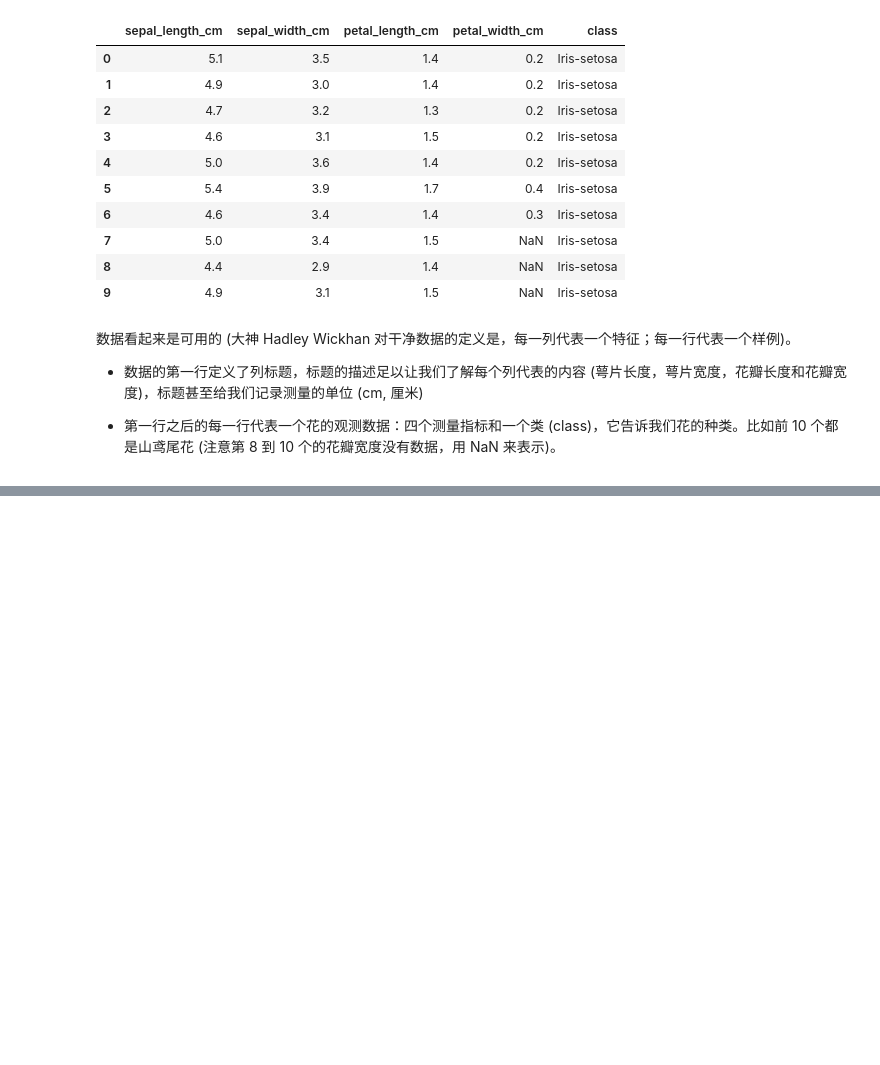
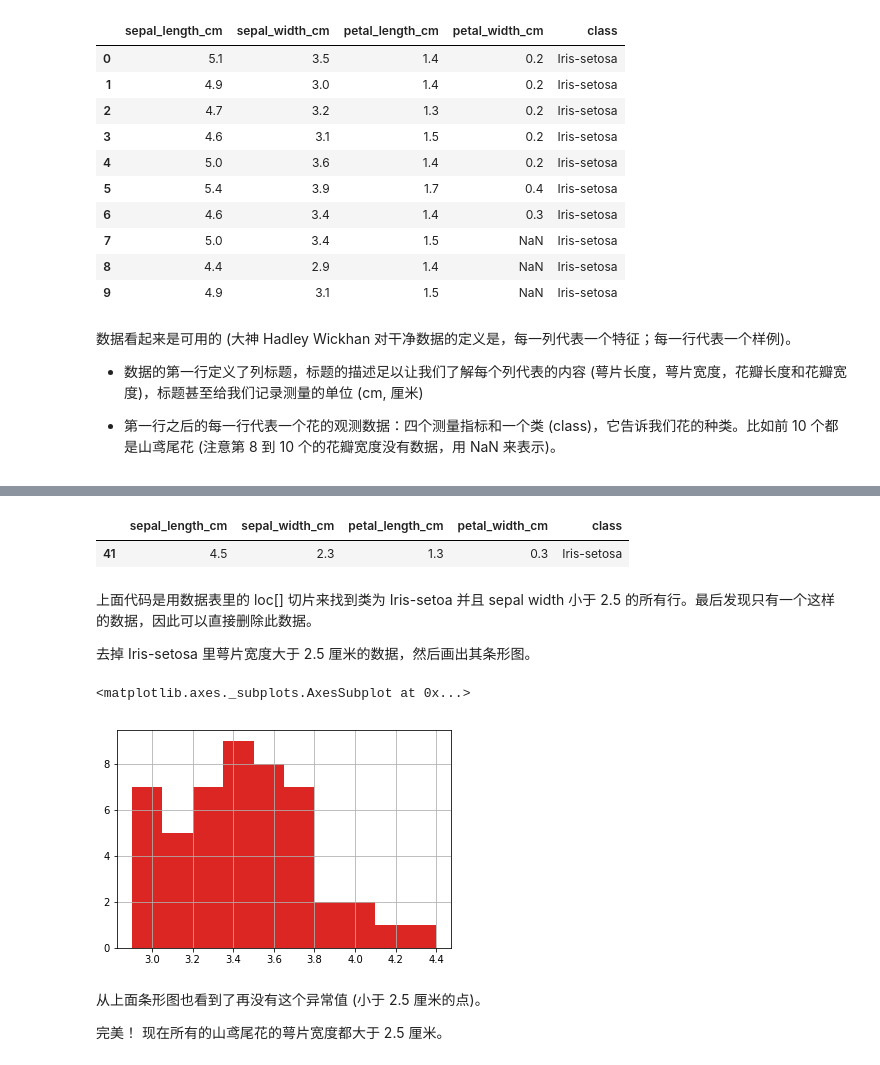
Before and after one commit to ybsdegit/Life_Process_Study, a Jupyter notebook: StudyPacticePython/Base_Python/python入门/Python 系列 6 - Seaborn.ipynb, the cells around one changed output, grey strips where cells are left out. Drawn from its saved outputs; the diff is of its cells as text; code cells hidden in the pictures; blank space fills up the shorter version.

```diff
--- a/StudyPacticePython/Base_Python/python入门/Python 系列 6 - Seaborn.ipynb
+++ b/StudyPacticePython/Base_Python/python入门/Python 系列 6 - Seaborn.ipynb
@@ -98,0 +204,21 @@ iris_data.head(10)
+# %%
+coud = (iris_data['class'] == "Iris-setosa") & (iris_data['sepal_width_cm'] < 2.5)
+iris_data.loc[coud]
+# %% [output]
+|  | sepal_length_cm | sepal_width_cm | petal_length_cm | petal_width_cm | class |
+| 41 | 4.5 | 2.3 | 1.3 | 0.3 | Iris-setosa |
+# %% [markdown]
+上面代码是用数据表里的 loc[] 切片来找到类为 Iris-setoa 并且 sepal width 小于 2.5 的所有行。最后发现只有一个这样的数据，因此可以直接删除此数据。
+
+去掉 Iris-setosa 里萼片宽度大于 2.5 厘米的数据，然后画出其条形图。
+# %%
+iris_data = iris_data.loc[~coud]
+iris_data.loc[iris_data['class'] == 'Iris-setosa',
+             'sepal_width_cm'].hist()
+# %% [output]
+<matplotlib.axes._subplots.AxesSubplot at 0x...>
+[figure, added]
+# %% [markdown]
+从上面条形图也看到了再没有这个异常值 (小于 2.5 厘米的点)。
+
+完美！ 现在所有的山鸢尾花的萼片宽度都大于 2.5 厘米。
```
Also changed, not shown: parts of 78 cells of this notebook, 15 other files.
